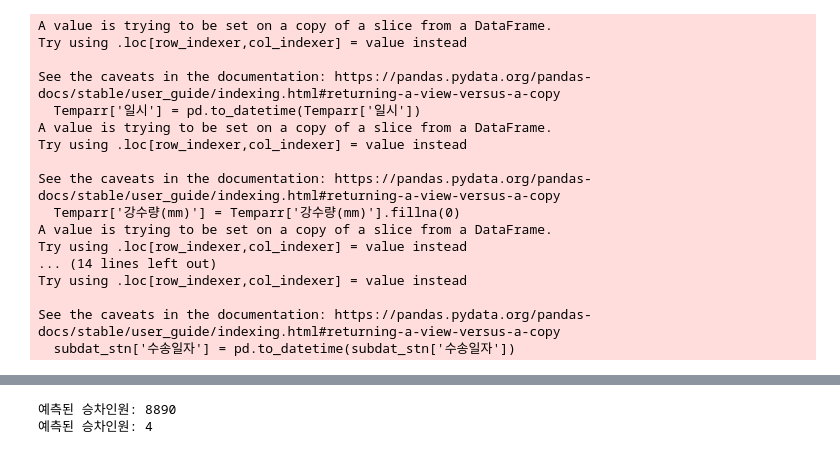
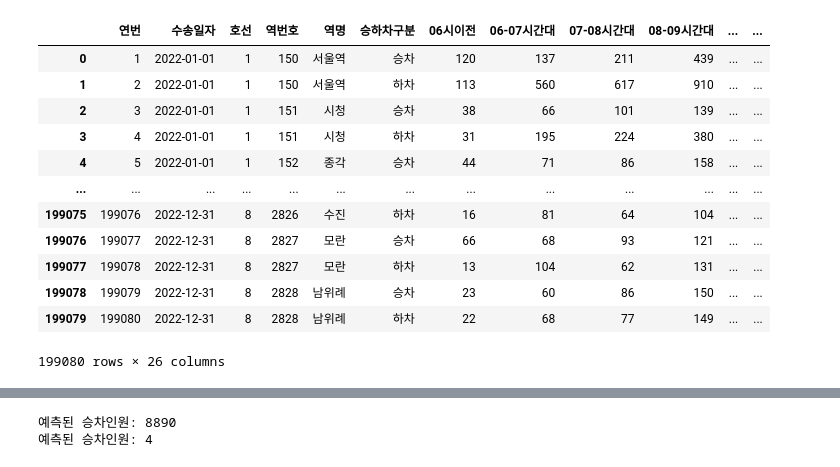
Before and after one commit to john1256/Others, a Jupyter notebook: Data_Science/Project/BigDataproj.ipynb, the cells around one changed output, grey strips where cells are left out. Cells and saved outputs as stored; diff of their text form; code cells hidden in the pictures.

```diff
--- a/Data_Science/Project/BigDataproj.ipynb
+++ b/Data_Science/Project/BigDataproj.ipynb
@@ -13,3 +17,19 @@ sub2024 = pd.read_csv('sub2024.csv', encoding='cp949')
+# %%
+sub2022
+# %% [output]
+|  | 연번 | 수송일자 | 호선 | 역번호 | 역명 | 승하차구분 | 06시이전 | 06-07시간대 | 07-08시간대 | 08-09시간대 | ... | ... |
+| 0 | 1 | 2022-01-01 | 1 | 150 | 서울역 | 승차 | 120 | 137 | 211 | 439 | ... | ... |
+| 1 | 2 | 2022-01-01 | 1 | 150 | 서울역 | 하차 | 113 | 560 | 617 | 910 | ... | ... |
+| 2 | 3 | 2022-01-01 | 1 | 151 | 시청 | 승차 | 38 | 66 | 101 | 139 | ... | ... |
+| 3 | 4 | 2022-01-01 | 1 | 151 | 시청 | 하차 | 31 | 195 | 224 | 380 | ... | ... |
+| 4 | 5 | 2022-01-01 | 1 | 152 | 종각 | 승차 | 44 | 71 | 86 | 158 | ... | ... |
+| ... | ... | ... | ... | ... | ... | ... | ... | ... | ... | ... | ... | ... |
+| 199075 | 199076 | 2022-12-31 | 8 | 2826 | 수진 | 하차 | 16 | 81 | 64 | 104 | ... | ... |
+| 199076 | 199077 | 2022-12-31 | 8 | 2827 | 모란 | 승차 | 66 | 68 | 93 | 121 | ... | ... |
+| 199077 | 199078 | 2022-12-31 | 8 | 2827 | 모란 | 하차 | 13 | 104 | 62 | 131 | ... | ... |
+| 199078 | 199079 | 2022-12-31 | 8 | 2828 | 남위례 | 승차 | 23 | 60 | 86 | 150 | ... | ... |
+| 199079 | 199080 | 2022-12-31 | 8 | 2828 | 남위례 | 하차 | 22 | 68 | 77 | 149 | ... | ... |
+199080 rows × 26 columns
 # %%
 def create_trainingset(Tempdat, subdat, stn):
     # input : Tempdat - 일시, 기온(°C), 강수량(mm)
@@ -59,22 +109 @@ def create_trainingset(Tempdat, subdat, stn):
     return subdat_stn_New_arr
-# %%
-df1 = create_trainingset(Temp2023, sub2023, '강남')
-df2 = create_trainingset(Temp2024, sub2024, '강남')
-# %% [output]
-A value is trying to be set on a copy of a slice from a DataFrame.
-Try using .loc[row_indexer,col_indexer] = value instead
-
-See the caveats in the documentation: https://pandas.pydata.org/pandas-docs/stable/user_guide/indexing.html#returning-a-view-versus-a-copy
-  Temparr['일시'] = pd.to_datetime(Temparr['일시'])
-A value is trying to be set on a copy of a slice from a DataFrame.
-Try using .loc[row_indexer,col_indexer] = value instead
-
-See the caveats in the documentation: https://pandas.pydata.org/pandas-docs/stable/user_guide/indexing.html#returning-a-view-versus-a-copy
-  Temparr['강수량(mm)'] = Temparr['강수량(mm)'].fillna(0)
-A value is trying to be set on a copy of a slice from a DataFrame.
-Try using .loc[row_indexer,col_indexer] = value instead
-... (14 lines left out)
-Try using .loc[row_indexer,col_indexer] = value instead
-
-See the caveats in the documentation: https://pandas.pydata.org/pandas-docs/stable/user_guide/indexing.html#returning-a-view-versus-a-copy
-  subdat_stn['수송일자'] = pd.to_datetime(subdat_stn['수송일자'])
```
Also changed, not shown: parts of 22 cells of this notebook, 6 other files.
